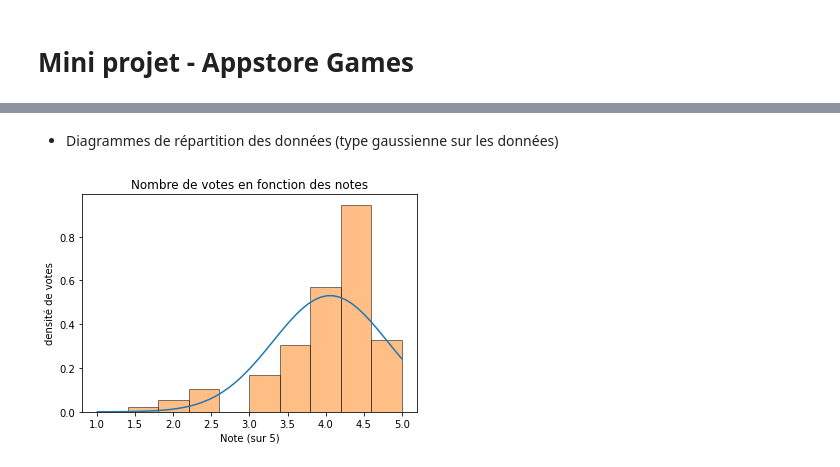
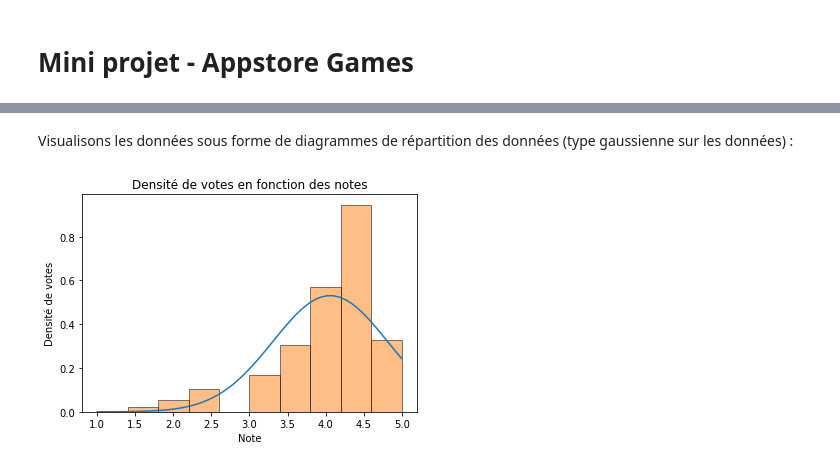
Before and after one commit to MaximeDubost/Python-H3, a Jupyter notebook: appstore_games.ipynb, the cells around one changed output, grey strips where cells are left out. Drawn from its saved outputs; the diff is of its cells as text; code cells hidden in the pictures.

```diff
--- a/appstore_games.ipynb
+++ b/appstore_games.ipynb
@@ -10,5 +16,8 @@ import pandas as pd
 import matplotlib.pyplot as plt
 import seaborn as sns
 from scipy.stats import norm
+from sklearn.model_selection import train_test_split
+from sklearn.tree import DecisionTreeClassifier
+from sklearn.metrics import accuracy_score
 
-data = pd.read_csv('https://raw.githubusercontent.com/MaximeDubost/appstore_games/master/appstore_games.csv')
+df = pd.read_csv('https://raw.githubusercontent.com/MaximeDubost/appstore_games/master/appstore_games.csv')
@@ -47,5 +23,0 @@ Création du dataset de travail :
-# %%
-d = {"ID": "id", "Name": "name", "Average User Rating": "avg_user_rating", "User Rating Count": "user_rating_count", "Price": "price", "Age Rating": "age_rating", "Genres": "genres", "Original Release Date": "original_release_date", "Current Version Release Date": "current_version_release_date"}
-df = pd.DataFrame({"ID": data["ID"], "Name": data["Name"], "Average User Rating": data["Average User Rating"], "User Rating Count": data["User Rating Count"], "Price": data["Price"], "Age Rating": data["Age Rating"], "Genres": data["Genres"], "Original Release Date": data["Original Release Date"], "Current Version Release Date": data["Current Version Release Date"]}).rename(columns=d)
-df['original_release_year'] = pd.DatetimeIndex(df['original_release_date']).year
-df['current_version_release_year'] = pd.DatetimeIndex(df['current_version_release_date']).year
@@ -76,0 +50,4 @@ Apperçu du dataset de travail :
+# %%
+year = pd.DatetimeIndex(df['Original Release Date']).year
+df = pd.DataFrame({"name": df["Name"], "avg_user_rating": df["Average User Rating"], "year": year})
+df.isna().sum()
@@ -76,0 +61,3 @@ Apperçu du dataset de travail :
+# %%
+df = df.loc[df.avg_user_rating.notnull(), ['name', 'avg_user_rating','year']]
+df.isna().sum()
@@ -88,2 +102,2 @@ df.head()
 # %% [markdown]
-- Diagrammes de répartition des données (type gaussienne sur les données)
+Visualisons les données sous forme de diagrammes de répartition des données (type gaussienne sur les données) :
@@ -93,10 +104,12 @@ mean = np.mean(df.avg_user_rating)
 # %%
+std = np.std(df.avg_user_rating, ddof=1)
+mean = np.mean(df.avg_user_rating)
 domain = np.linspace(np.min(df.avg_user_rating), np.max(df.avg_user_rating))
 plt.plot(domain, norm.pdf(domain, mean, std))
 plt.hist(df.avg_user_rating, edgecolor = 'black', alpha = 0.5, density = True)
-plt.title('Nombre de votes en fonction des notes')
-plt.xlabel('Note (sur 5)')
-plt.ylabel('densité de votes')
+plt.title('Densité de votes en fonction des notes')
+plt.xlabel('Note')
+plt.ylabel('Densité de votes')
 plt.show()
 # %% [output]
-[figure, old version]
+[figure, new version]
```
Also changed, not shown: parts of 34 cells of this notebook.
